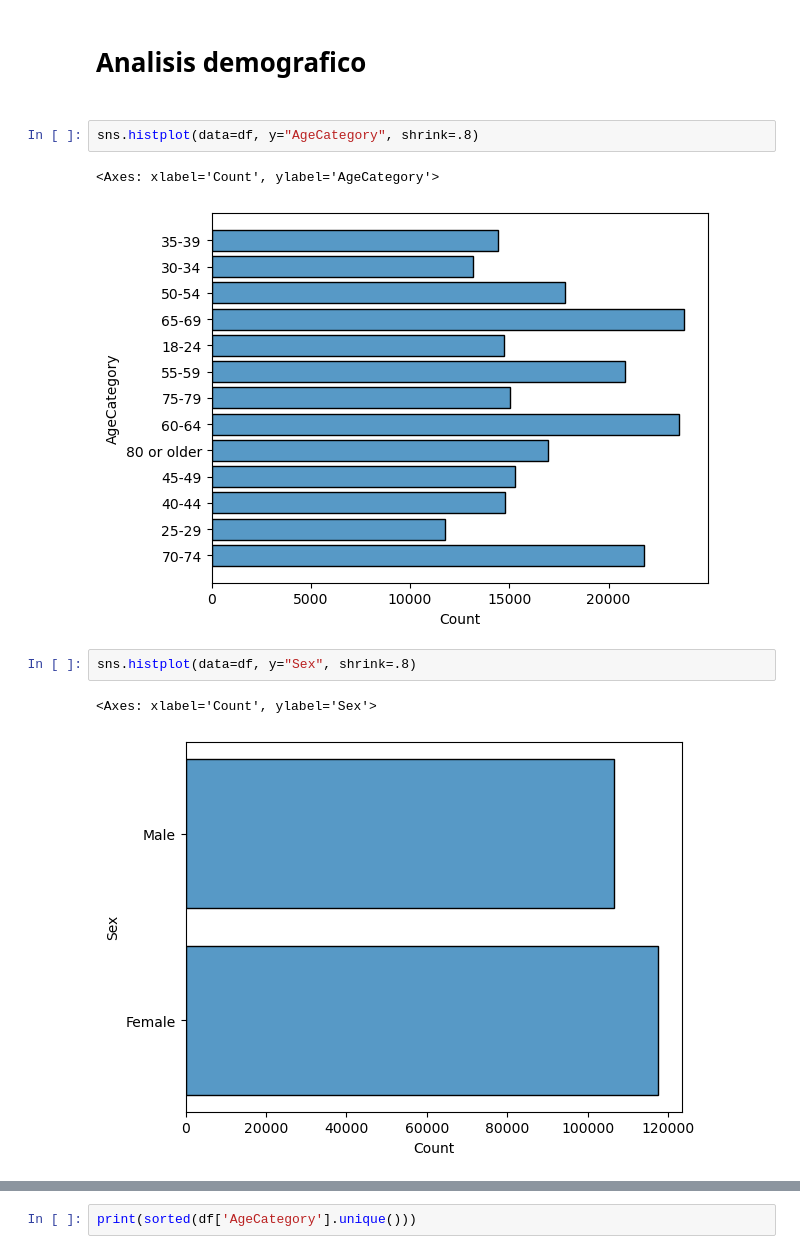
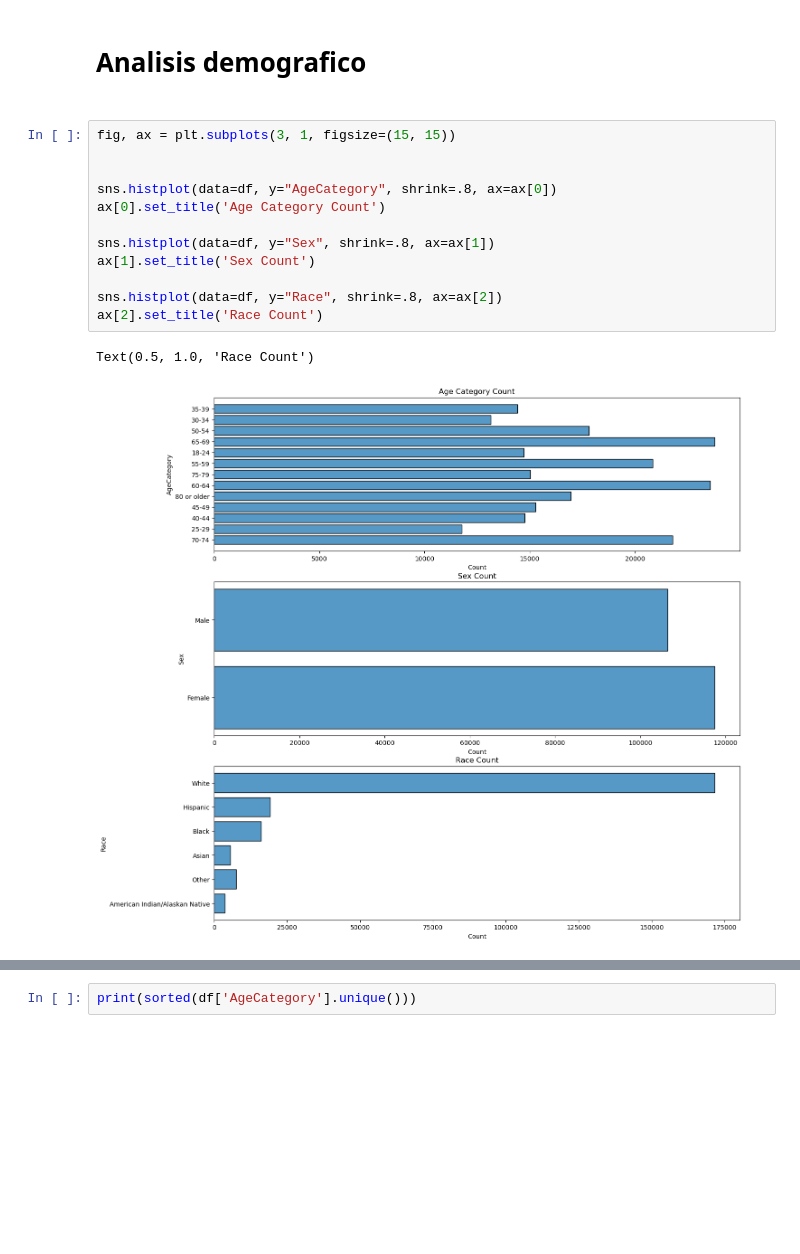
Before and after one commit to luisMartinez011/INNOVA, a Jupyter notebook: ACTIVIDAD_ML2/ACTIVIDAD_ML2.ipynb, the cells around one changed output, grey strips where cells are left out. Saved outputs shown, nothing was run; the diff lists cells and outputs as text; blank space fills up the shorter version.

```diff
--- a/ACTIVIDAD_ML2/ACTIVIDAD_ML2.ipynb
+++ b/ACTIVIDAD_ML2/ACTIVIDAD_ML2.ipynb
@@ -151,12 +105,17 @@ df_prepocesado[df_prepocesado.isnull().any(axis=1)]
 # %% [markdown]
 <h1>Analisis demografico<h1>
 # %%
-sns.histplot(data=df, y="AgeCategory", shrink=.8)
+fig, ax = plt.subplots(3, 1, figsize=(15, 15))
+
+
+sns.histplot(data=df, y="AgeCategory", shrink=.8, ax=ax[0])
+ax[0].set_title('Age Category Count')
+
+sns.histplot(data=df, y="Sex", shrink=.8, ax=ax[1])
+ax[1].set_title('Sex Count')
+
+sns.histplot(data=df, y="Race", shrink=.8, ax=ax[2])
+ax[2].set_title('Race Count')
 # %% [output]
-<Axes: xlabel='Count', ylabel='AgeCategory'>
+Text(0.5, 1.0, 'Race Count')
-[figure, old version]
+[figure, new version]
-# %%
-sns.histplot(data=df, y="Sex", shrink=.8)
-# %% [output]
-<Axes: xlabel='Count', ylabel='Sex'>
-[figure, removed]
```
Also changed, not shown: parts of 41 cells of this notebook.
